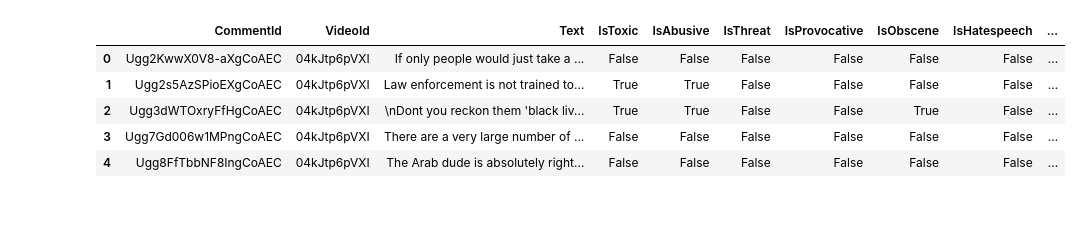
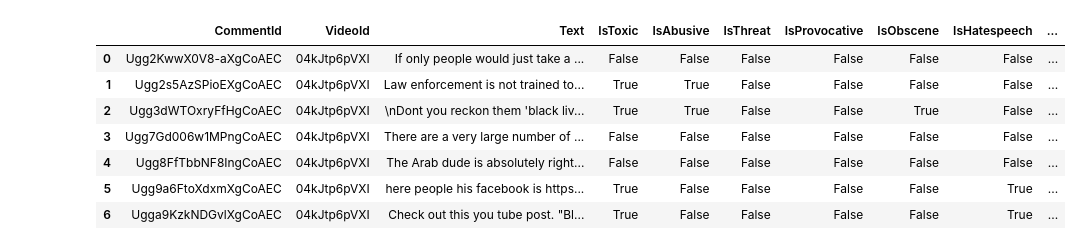
Before and after one commit to Factoria-F5-AI-Bootcamp-1-Edicion/NLP_Verbo, a Jupyter notebook: EDA_Verbo.ipynb, the cells around one changed output. Cells and saved outputs as stored; diff of their text form; code cells hidden in the pictures; blank space fills up the shorter version.

```diff
--- a/EDA_Verbo.ipynb
+++ b/EDA_Verbo.ipynb
@@ -10,12 +10,14 @@ import warnings
 warnings.filterwarnings("ignore")
 # %%
 # Abrimos el csv
-data = pd.read_csv('./youtoxic_english_1000.csv')
-data.head()
+data = pd.read_csv('/content/youtoxic_english_1000.csv')
+data.head(7)
 # %% [output]
 |  | CommentId | VideoId | Text | IsToxic | IsAbusive | IsThreat | IsProvocative | IsObscene | IsHatespeech | ... |
 | 0 | Ugg2KwwX0V8-aXgCoAEC | 04kJtp6pVXI | If only people would just take a ... | False | False | False | False | False | False | ... |
 | 1 | Ugg2s5AzSPioEXgCoAEC | 04kJtp6pVXI | Law enforcement is not trained to... | True | True | False | False | False | False | ... |
 | 2 | Ugg3dWTOxryFfHgCoAEC | 04kJtp6pVXI | \nDont you reckon them 'black liv... | True | True | False | False | True | False | ... |
 | 3 | Ugg7Gd006w1MPngCoAEC | 04kJtp6pVXI | There are a very large number of ... | False | False | False | False | False | False | ... |
 | 4 | Ugg8FfTbbNF8IngCoAEC | 04kJtp6pVXI | The Arab dude is absolutely right... | False | False | False | False | False | False | ... |
+| 5 | Ugg9a6FtoXdxmXgCoAEC | 04kJtp6pVXI | here people his facebook is https... | True | False | False | False | False | True | ... |
+| 6 | Ugga9KzkNDGvlXgCoAEC | 04kJtp6pVXI | Check out this you tube post. "Bl... | True | False | False | False | False | True | ... |
```
Also changed, not shown: parts of 20 cells of this notebook.
